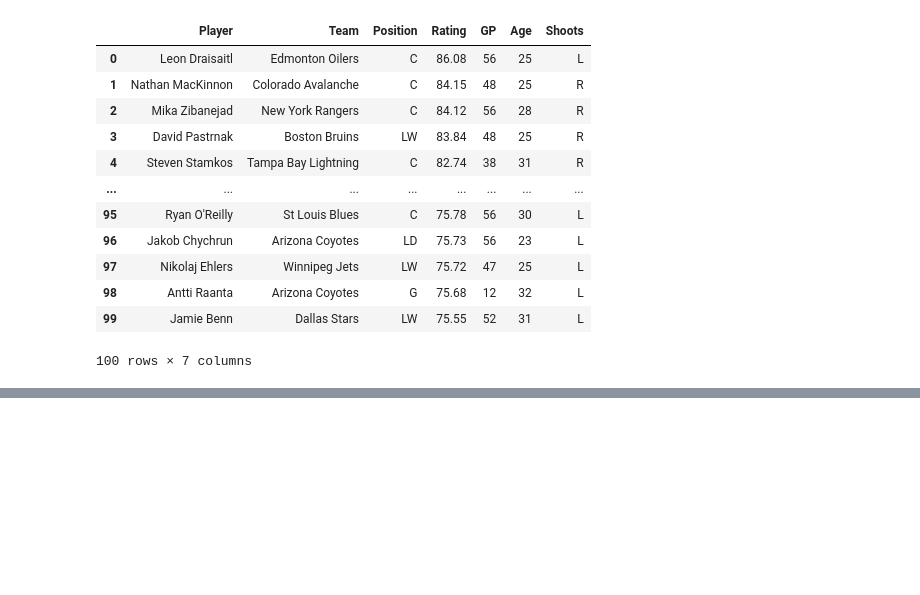
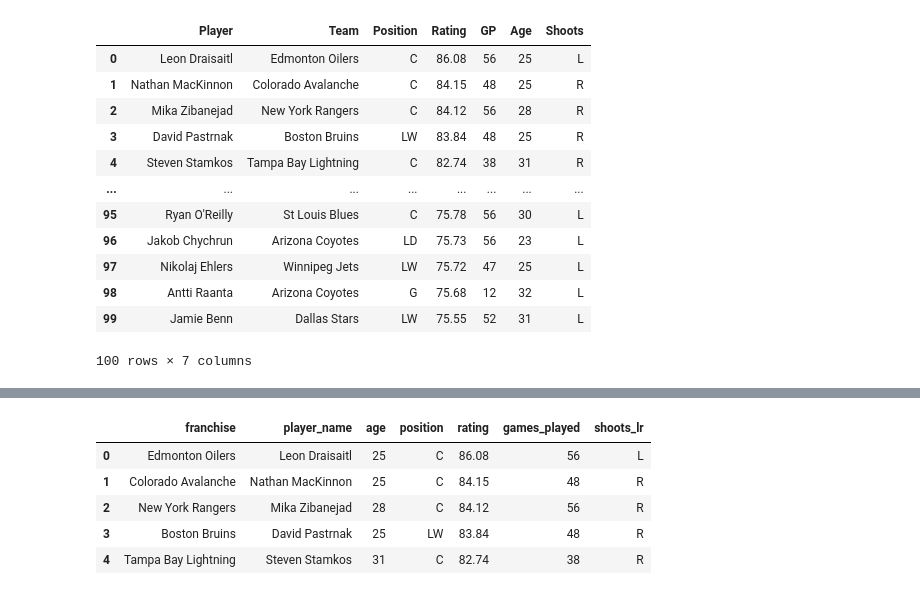
Before and after one commit to tcash562/Team5--ETL_Project, a Jupyter notebook: Team_History.ipynb, the cells around one changed output, grey strips where cells are left out. Saved outputs shown, nothing was run; the diff lists cells and outputs as text; code cells hidden in the pictures; blank space fills up the shorter version.

```diff
--- a/Team_History.ipynb
+++ b/Team_History.ipynb
@@ -270,0 +276,9 @@ pd.read_sql_query('select * from team_history', con=engine).head()
+# %%
+pd.read_sql_query('select * from player_data', con=engine).head()
+# %% [output]
+|  | franchise | player_name | age | position | rating | games_played | shoots_lr |
+| 0 | Edmonton Oilers | Leon Draisaitl | 25 | C | 86.08 | 56 | L |
+| 1 | Colorado Avalanche | Nathan MacKinnon | 25 | C | 84.15 | 48 | R |
+| 2 | New York Rangers | Mika Zibanejad | 28 | C | 84.12 | 56 | R |
+| 3 | Boston Bruins | David Pastrnak | 25 | LW | 83.84 | 48 | R |
+| 4 | Tampa Bay Lightning | Steven Stamkos | 31 | C | 82.74 | 38 | R |
```
Also changed, not shown: parts of 7 cells of this notebook, 1 other file.
